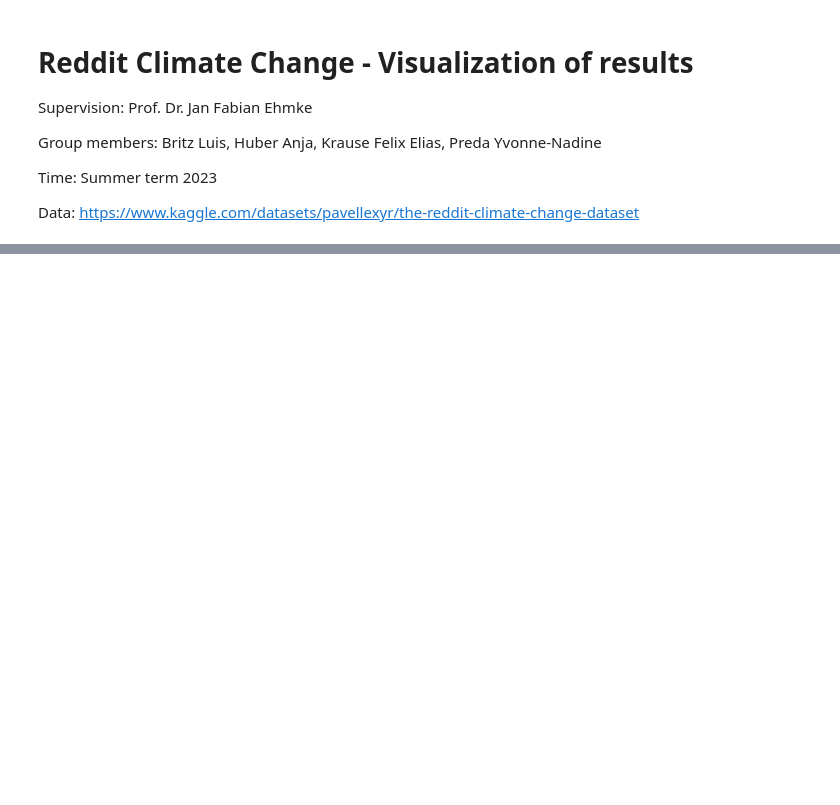
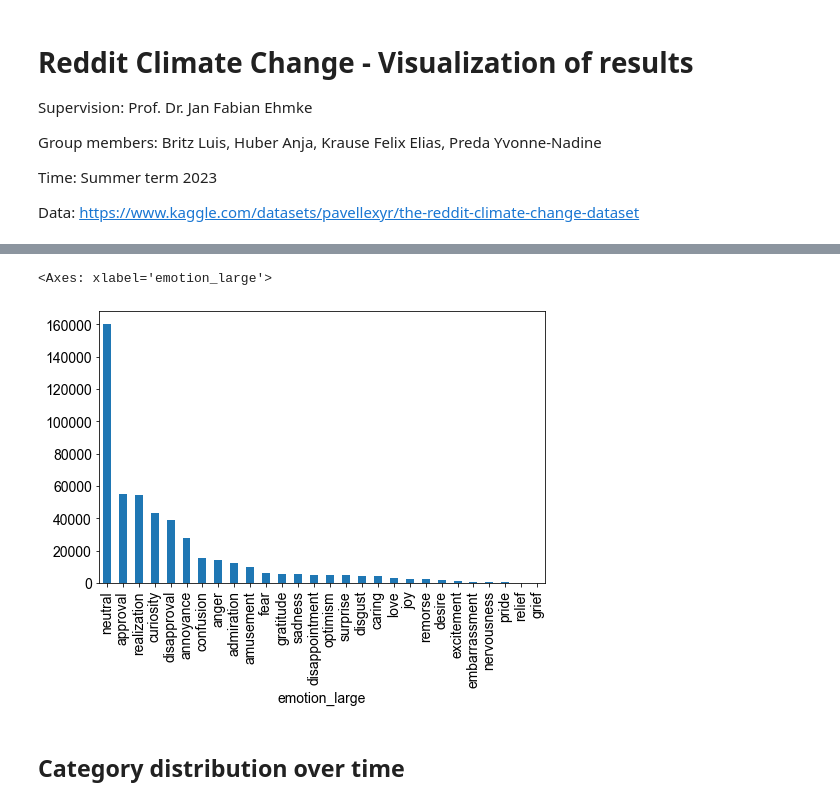
Before and after one commit to anjaghub/datascience_project_2023, a Jupyter notebook: 5_visualizations.ipynb, the cells around one changed output, grey strips where cells are left out. Drawn from its saved outputs; the diff is of its cells as text; code cells hidden in the pictures; blank space fills up the shorter version.

```diff
--- a/5_visualizations.ipynb
+++ b/5_visualizations.ipynb
@@ -93,0 +35,8 @@ len(df[df.created_year == 2013].drop_duplicates())
+# %%
+# Plot distribution
+df.groupby(by="emotion_large").emotion_large.count().sort_values(ascending=False).plot.bar()
+# %% [output]
+<Axes: xlabel='emotion_large'>
+[figure, added]
+# %% [markdown]
+## Category distribution over time
```
Also changed, not shown: parts of 14 cells of this notebook.
